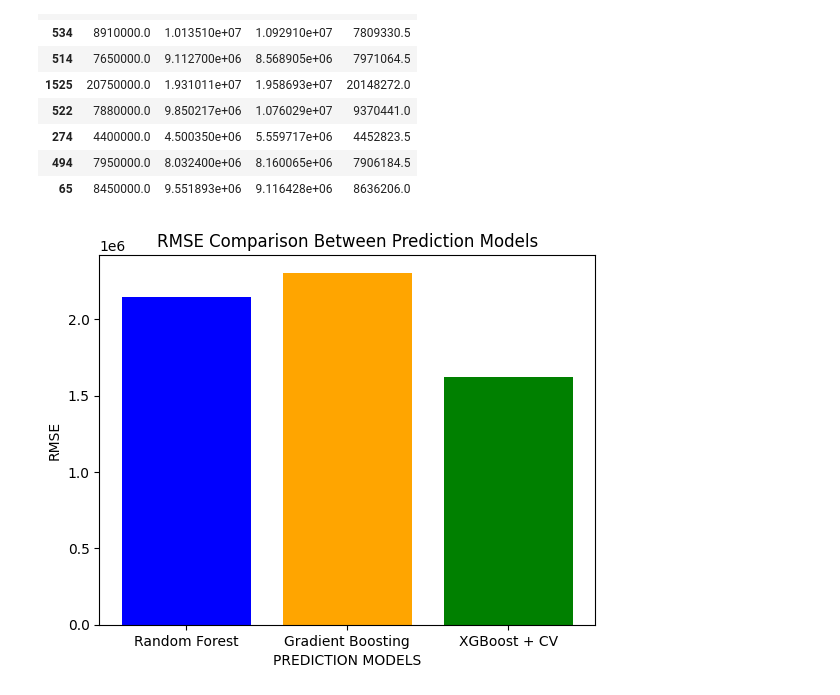
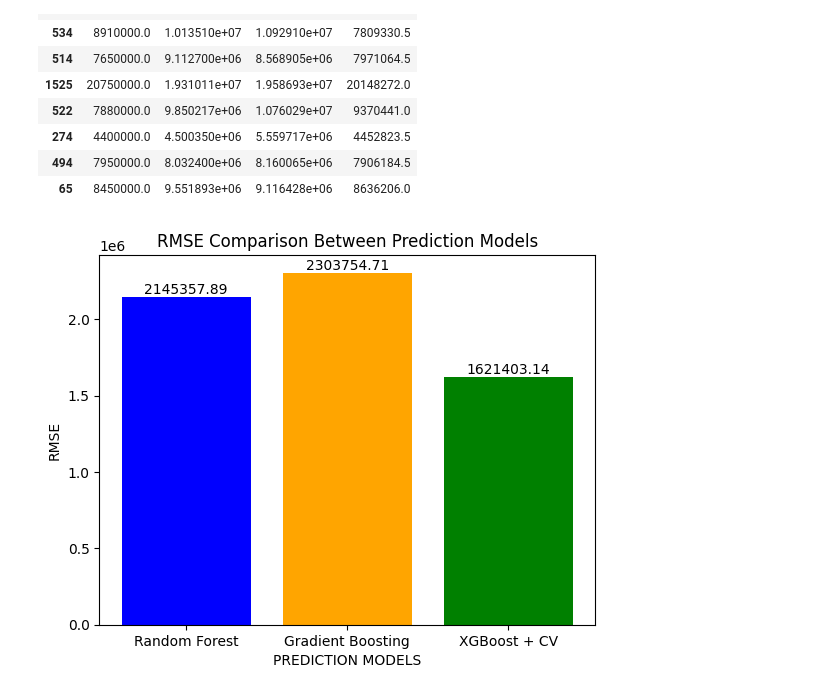
Before and after one commit to Yogurt01/G2_IntroToDataScience_CQ2022-21_Lab, a Jupyter notebook: notebooks/4.1-data-modelling.ipynb, the cells around one changed output. Drawn from its saved outputs; the diff is of its cells as text; code cells hidden in the pictures.

```diff
--- a/notebooks/4.1-data-modelling.ipynb
+++ b/notebooks/4.1-data-modelling.ipynb
@@ -539,15 +539,19 @@ compare_df.head(10)
 # %%
 rmse_pred_1 = root_mean_squared_error(compare_df['Actual'], compare_df['Pred_1'])
 rmse_pred_2 = root_mean_squared_error(compare_df['Actual'], compare_df['Pred_2'])
 rmse_pred_0 = root_mean_squared_error(compare_df['Actual'], compare_df['Pred_0'])
 
 rmse_values = [rmse_pred_1, rmse_pred_2, rmse_pred_0]
 pred_labels = ['Random Forest', 'Gradient Boosting', 'XGBoost + CV']
 
 plt.bar(pred_labels, rmse_values, color=['blue', 'orange', 'green'])
+
+for i, v in enumerate(rmse_values):
+    plt.text(i, v + 0.01, f'{v:.2f}', ha='center', va='bottom', fontsize=10)
+
 plt.xlabel('PREDICTION MODELS')
 plt.ylabel('RMSE')
 plt.title('RMSE Comparison Between Prediction Models')
 plt.show()
 # %% [output]
-[figure, old version]
+[figure, new version]
```
Also changed, not shown: parts of 5 cells of this notebook.
